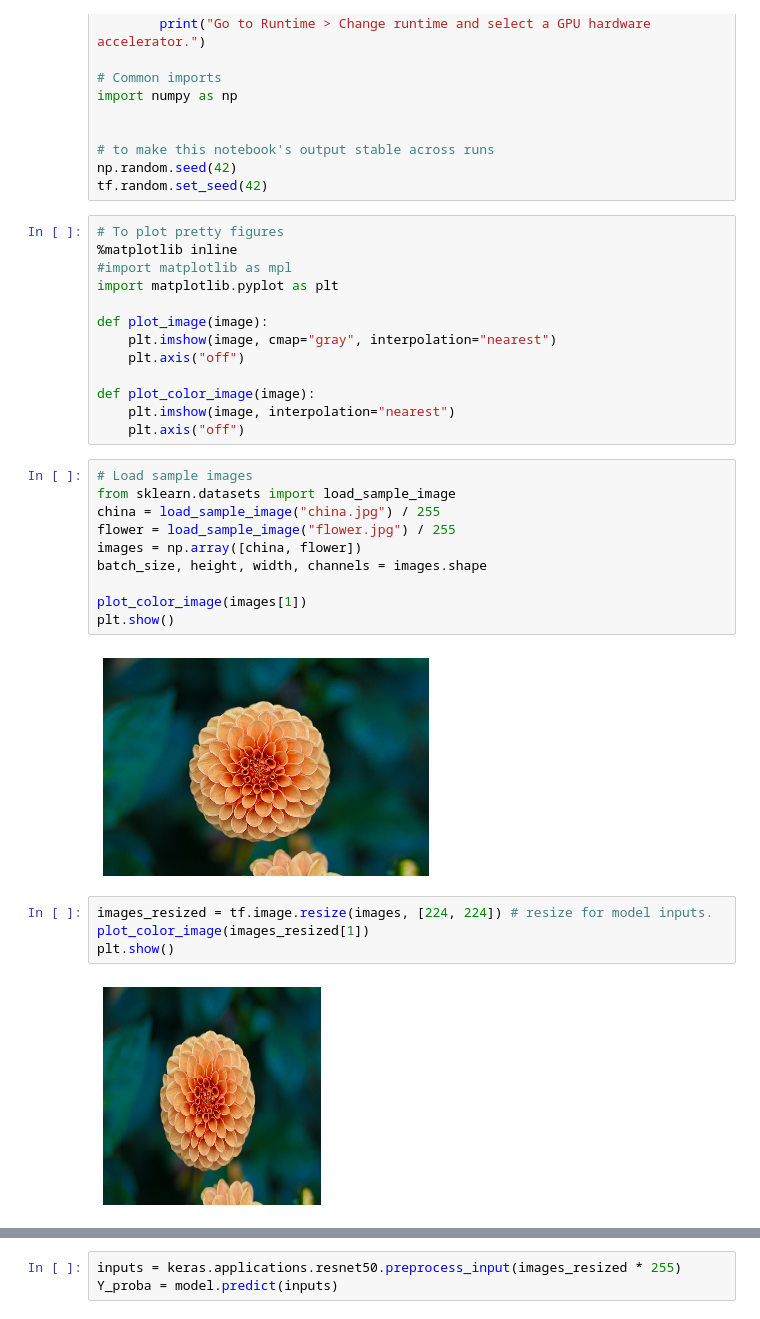
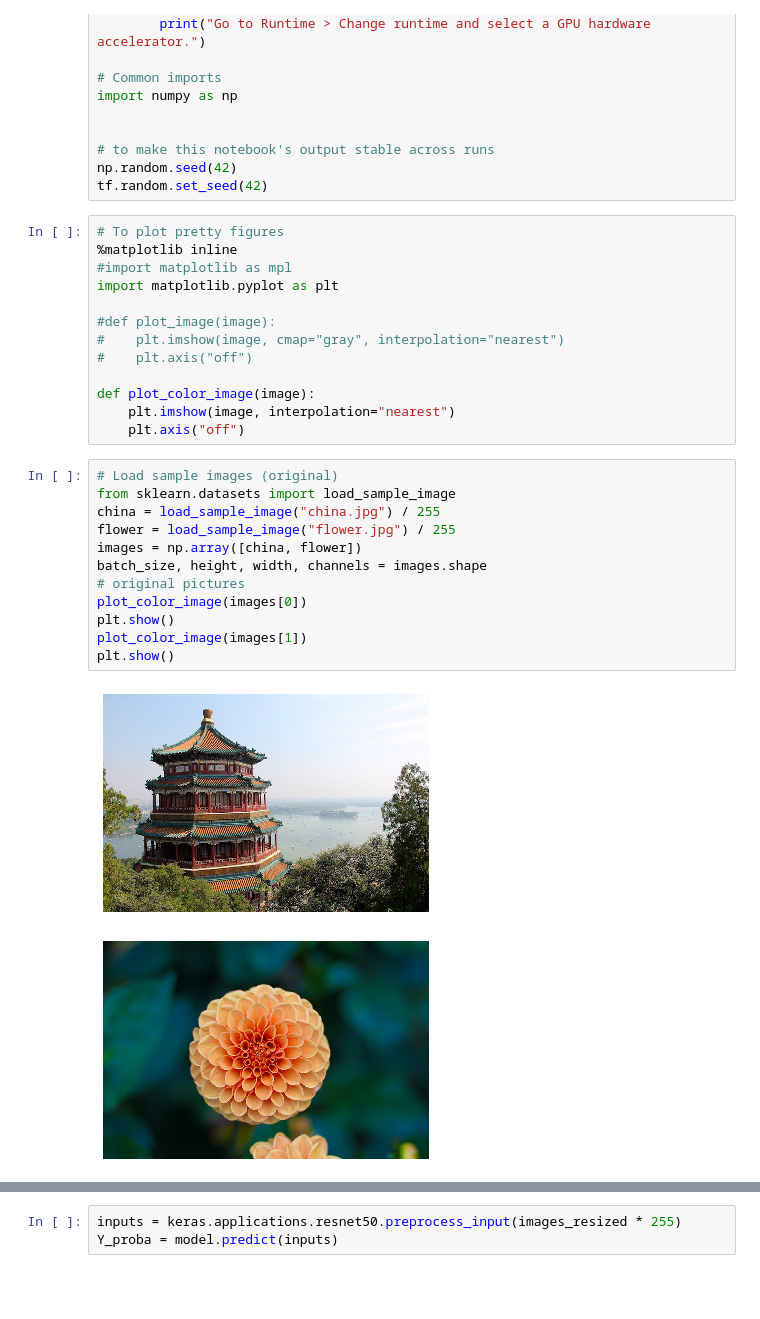
Before and after one commit to junweiluo/HandsonMLPractice, a Jupyter notebook: Chapter14Ex03_Pretrained_ResNet50.ipynb, the cells around one changed output, grey strips where cells are left out. Cells and saved outputs as stored; diff of their text form; blank space fills up the shorter version.

```diff
--- a/Chapter14Ex03_Pretrained_ResNet50.ipynb
+++ b/Chapter14Ex03_Pretrained_ResNet50.ipynb
@@ -39,28 +39,25 @@ tf.random.set_seed(42)
 #import matplotlib as mpl
 import matplotlib.pyplot as plt
 
-def plot_image(image):
-    plt.imshow(image, cmap="gray", interpolation="nearest")
-    plt.axis("off")
+#def plot_image(image):
+#    plt.imshow(image, cmap="gray", interpolation="nearest")
+#    plt.axis("off")
 
 def plot_color_image(image):
     plt.imshow(image, interpolation="nearest")
     plt.axis("off")
 # %%
-# Load sample images
+# Load sample images (original)
 from sklearn.datasets import load_sample_image
 china = load_sample_image("china.jpg") / 255
 flower = load_sample_image("flower.jpg") / 255
 images = np.array([china, flower])
 batch_size, height, width, channels = images.shape
-
+# original pictures
+plot_color_image(images[0])
+plt.show()
 plot_color_image(images[1])
 plt.show()
 # %% [output]
-[figure, old version]
+[figure, new version]
+[figure, added]
-# %%
-images_resized = tf.image.resize(images, [224, 224]) # resize for model inputs.
-plot_color_image(images_resized[1])
-plt.show()
-# %% [output]
-[figure, removed]
```
Also changed, not shown: parts of 11 cells of this notebook.
